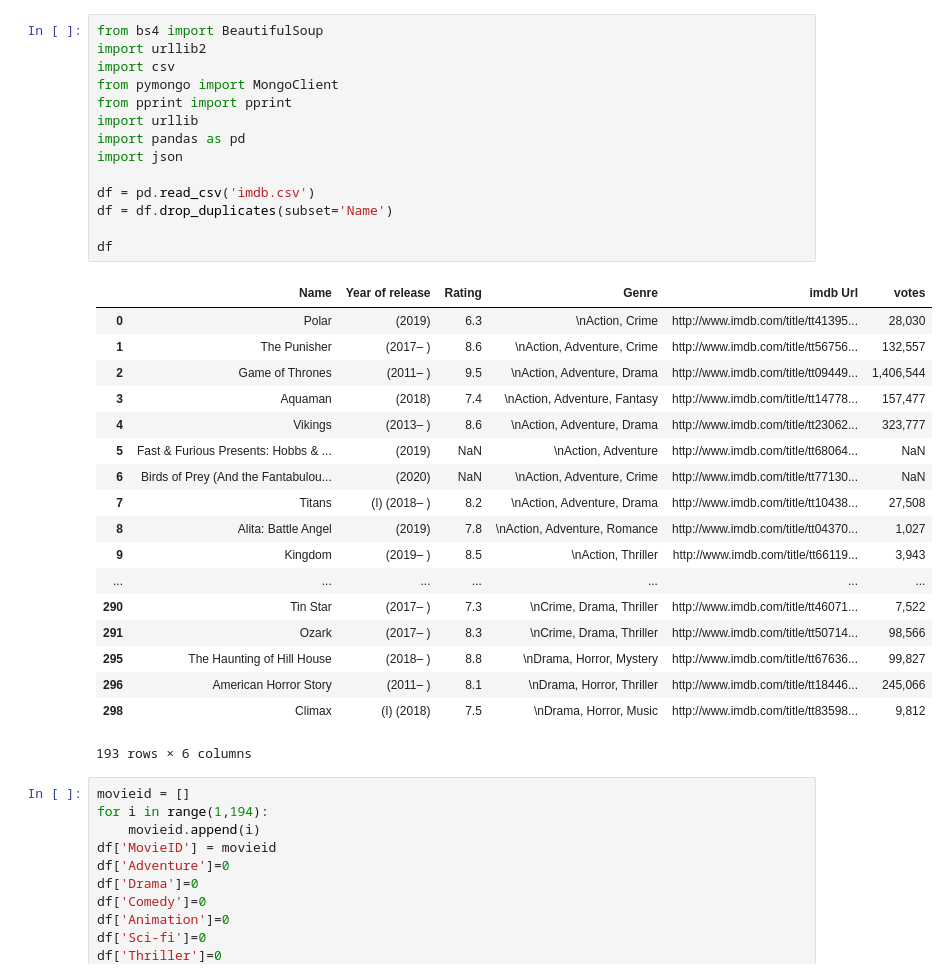
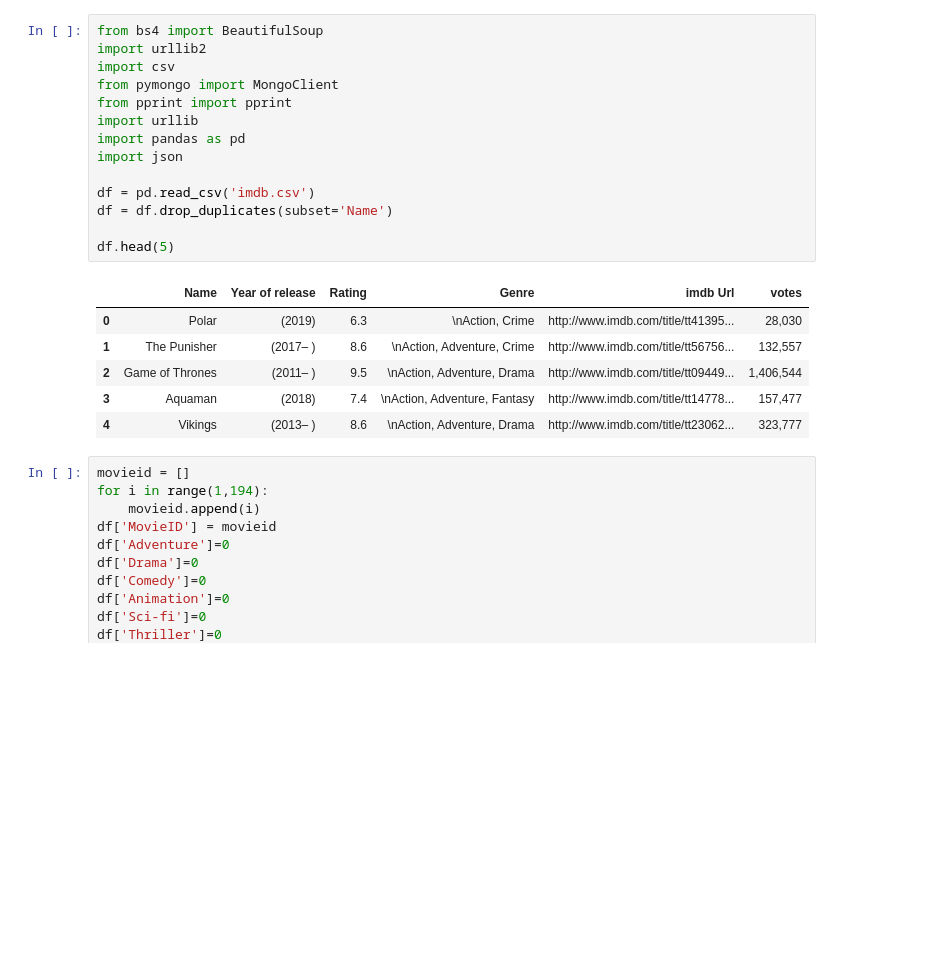
Before and after one commit to mudit9/precog, a Jupyter notebook: movieData.ipynb, the cells around one changed output. Drawn from its saved outputs; the diff is of its cells as text; blank space fills up the shorter version.

```diff
--- a/movieData.ipynb
+++ b/movieData.ipynb
@@ -1,36 +1,24 @@
 # %%
 from bs4 import BeautifulSoup
 import urllib2
 import csv
 from pymongo import MongoClient
 from pprint import pprint
 import urllib
 import pandas as pd
 import json
 
 df = pd.read_csv('imdb.csv')
 df = df.drop_duplicates(subset='Name')
 
-df
+df.head(5)
 # %% [output]
 |  | Name | Year of release | Rating | Genre | imdb Url | votes |
 | 0 | Polar | (2019) | 6.3 | \nAction, Crime | http://www.imdb.com/title/tt41395... | 28,030 |
 | 1 | The Punisher | (2017– ) | 8.6 | \nAction, Adventure, Crime | http://www.imdb.com/title/tt56756... | 132,557 |
 | 2 | Game of Thrones | (2011– ) | 9.5 | \nAction, Adventure, Drama | http://www.imdb.com/title/tt09449... | 1,406,544 |
 | 3 | Aquaman | (2018) | 7.4 | \nAction, Adventure, Fantasy | http://www.imdb.com/title/tt14778... | 157,477 |
 | 4 | Vikings | (2013– ) | 8.6 | \nAction, Adventure, Drama | http://www.imdb.com/title/tt23062... | 323,777 |
-| 5 | Fast & Furious Presents: Hobbs & ... | (2019) | NaN | \nAction, Adventure | http://www.imdb.com/title/tt68064... | NaN |
-| 6 | Birds of Prey (And the Fantabulou... | (2020) | NaN | \nAction, Adventure, Crime | http://www.imdb.com/title/tt77130... | NaN |
-| 7 | Titans | (I) (2018– ) | 8.2 | \nAction, Adventure, Drama | http://www.imdb.com/title/tt10438... | 27,508 |
-| 8 | Alita: Battle Angel | (2019) | 7.8 | \nAction, Adventure, Romance | http://www.imdb.com/title/tt04370... | 1,027 |
-| 9 | Kingdom | (2019– ) | 8.5 | \nAction, Thriller | http://www.imdb.com/title/tt66119... | 3,943 |
-| ... | ... | ... | ... | ... | ... | ... |
-| 290 | Tin Star | (2017– ) | 7.3 | \nCrime, Drama, Thriller | http://www.imdb.com/title/tt46071... | 7,522 |
-| 291 | Ozark | (2017– ) | 8.3 | \nCrime, Drama, Thriller | http://www.imdb.com/title/tt50714... | 98,566 |
-| 295 | The Haunting of Hill House | (2018– ) | 8.8 | \nDrama, Horror, Mystery | http://www.imdb.com/title/tt67636... | 99,827 |
-| 296 | American Horror Story | (2011– ) | 8.1 | \nDrama, Horror, Thriller | http://www.imdb.com/title/tt18446... | 245,066 |
-| 298 | Climax | (I) (2018) | 7.5 | \nDrama, Horror, Music | http://www.imdb.com/title/tt83598... | 9,812 |
-193 rows × 6 columns
 # %%
 movieid = []
 for i in range(1,194):
```
Also changed, not shown: 7 other files.
